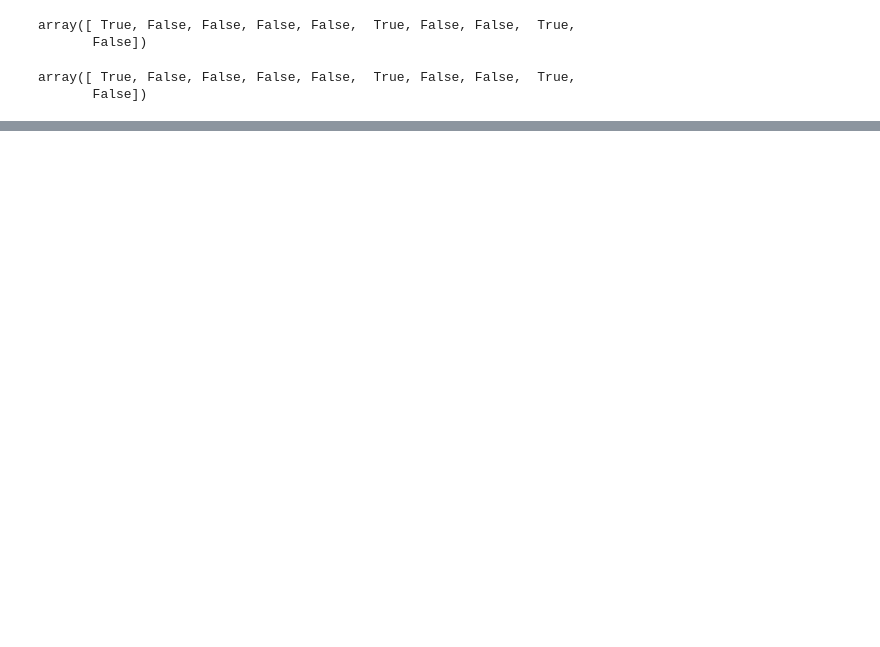
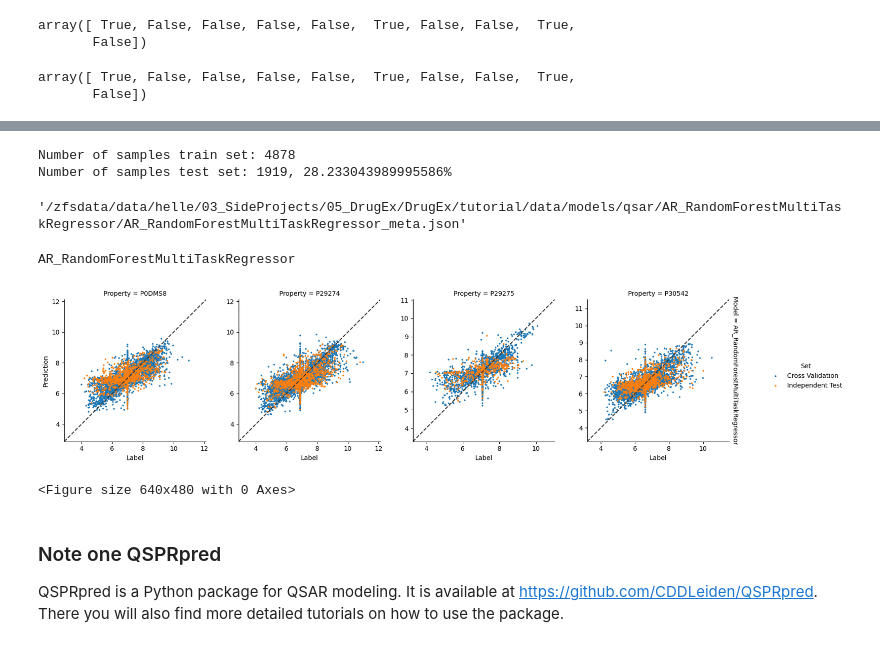
Before and after one commit to CDDLeiden/DrugEx, a Jupyter notebook: tutorial/qsar.ipynb, the cells around one changed output, grey strips where cells are left out. Saved outputs shown, nothing was run; the diff lists cells and outputs as text; code cells hidden in the pictures; blank space fills up the shorter version.

```diff
--- a/tutorial/qsar.ipynb
+++ b/tutorial/qsar.ipynb
@@ -143,0 +223,77 @@ array([ True, False, False, False, False,  True, False, False,  True,
+# %%
+# create a multitask dataset
+import pandas as pd
+from sklearn.impute import SimpleImputer
+from qsprpred.data import QSPRDataset
+
+
+df_multitask = pd.read_csv(f'{DATASETS_PATH}/AR_LIGANDS.tsv', sep='\t', header=0, na_values=('NA', 'nan', 'NaN'))
+df_multitask = df_multitask.pivot(
+    index="SMILES",
+    columns="accession",
+    values="pchembl_value_Mean"
+)
+df_multitask.columns.name = None
+df_multitask.reset_index(inplace=True)
+
+# Specify the target properties (A1, A2A, A2B, A3)
+target_props = [
+    {"name": "P0DMS8", "task": "REGRESSION", "imputer": SimpleImputer(strategy="mean")},
+    {"name": "P29274", "task": "REGRESSION", "imputer": SimpleImputer(strategy="mean")},
+    {"name": "P29275", "task": "REGRESSION", "imputer": SimpleImputer(strategy="mean")},
+    {"name": "P30542", "task": "REGRESSION", "imputer": SimpleImputer(strategy="mean")}]
+
+# create the data set
+dataset = QSPRDataset(
+    name="AR_multitask",
+    df=df_multitask.copy(),
+    target_props=target_props,
+    store_dir=DATA_PATH_QSAR,
+    random_state=42
+)
+
+# split on scaffolds
+split = ScaffoldSplit(test_fraction=0.2)
+
+dataset.prepareDataset(
+    split=split,
+    feature_calculators=[MorganFP(radius=3, nBits=2048)]
+)
+
+print(f"Number of samples train set: {len(dataset.y)}")
+print(f"Number of samples test set: {len(dataset.y_ind)}, {len(dataset.y_ind) / len(dataset.df) * 100}%")
+# %% [output]
+Number of samples train set: 4878
+Number of samples test set: 1919, 28.233043989995586%
+# %%
+# Train the model
+from qsprpred.models.scikit_learn import SklearnModel
+from sklearn.ensemble import RandomForestRegressor
+from qsprpred.models.assessment.methods import CrossValAssessor, TestSetAssessor
+
+model = SklearnModel(
+    name="AR_RandomForestMultiTaskRegressor",
+    base_dir='data/models/qsar/',
+    alg = RandomForestRegressor
+)
+
+CrossValAssessor(scoring='r2')(model, dataset)
+TestSetAssessor(scoring='r2')(model, dataset)
+model.fitDataset(dataset)
+# %% [output]
+'/zfsdata/data/helle/03_SideProjects/05_DrugEx/DrugEx/tutorial/data/models/qsar/AR_RandomForestMultiTaskRegressor/AR_RandomForestMultiTaskRegressor_meta.json'
+# %%
+# Visualize the results
+from qsprpred.plotting.regression import CorrelationPlot
+
+plot = CorrelationPlot([model])
+axes, summary = plot.make(save=False, show=True)
+# %% [output]
+AR_RandomForestMultiTaskRegressor
+[figure, added]
+<Figure size 640x480 with 0 Axes>
+# %% [markdown]
+### Note one QSPRpred
+QSPRpred is a Python package for QSAR modeling.
+It is available at https://github.com/CDDLeiden/QSPRpred.
+There you will also find more detailed tutorials on how to use the package.
```
Also changed, not shown: parts of 18 cells of this notebook, 1 other file.
